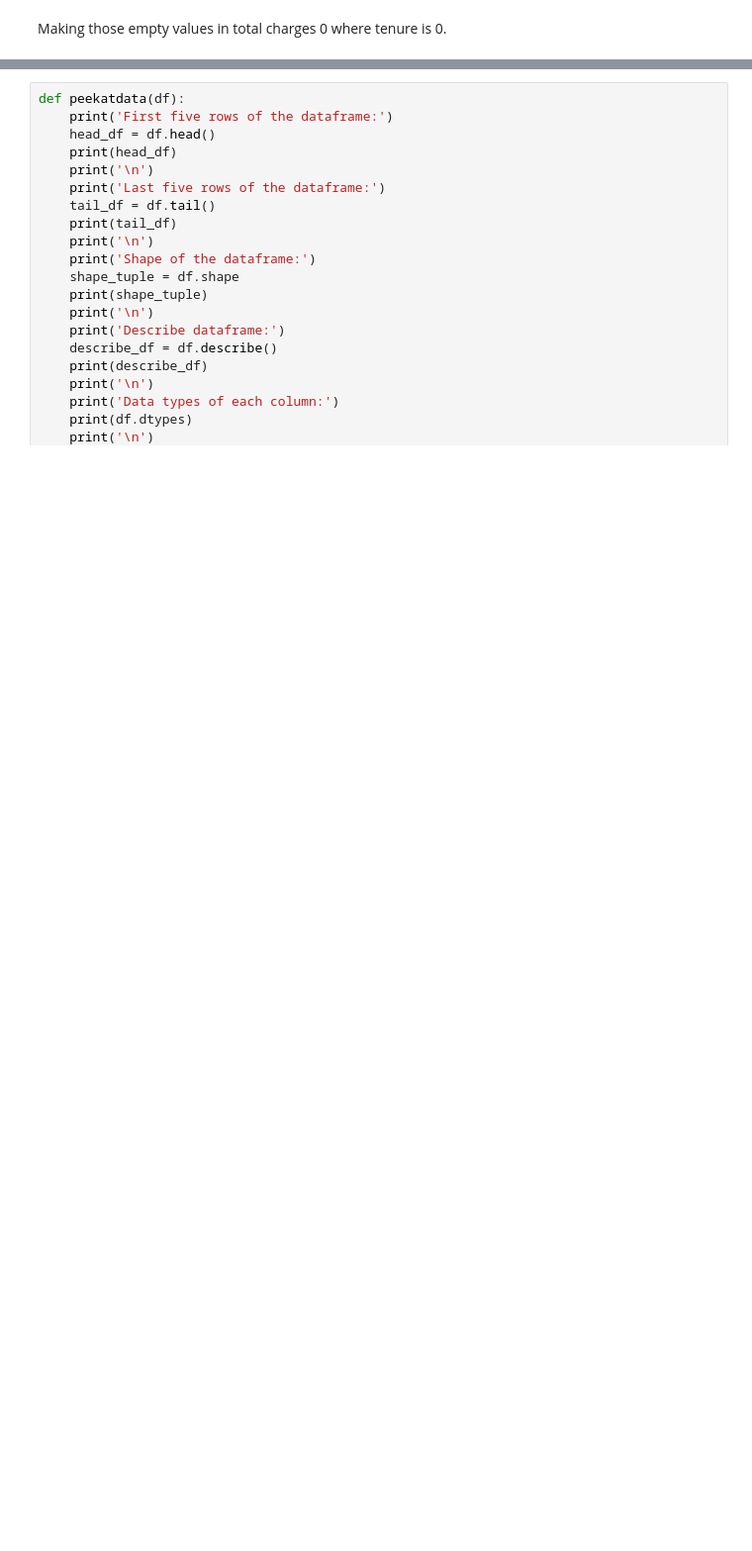
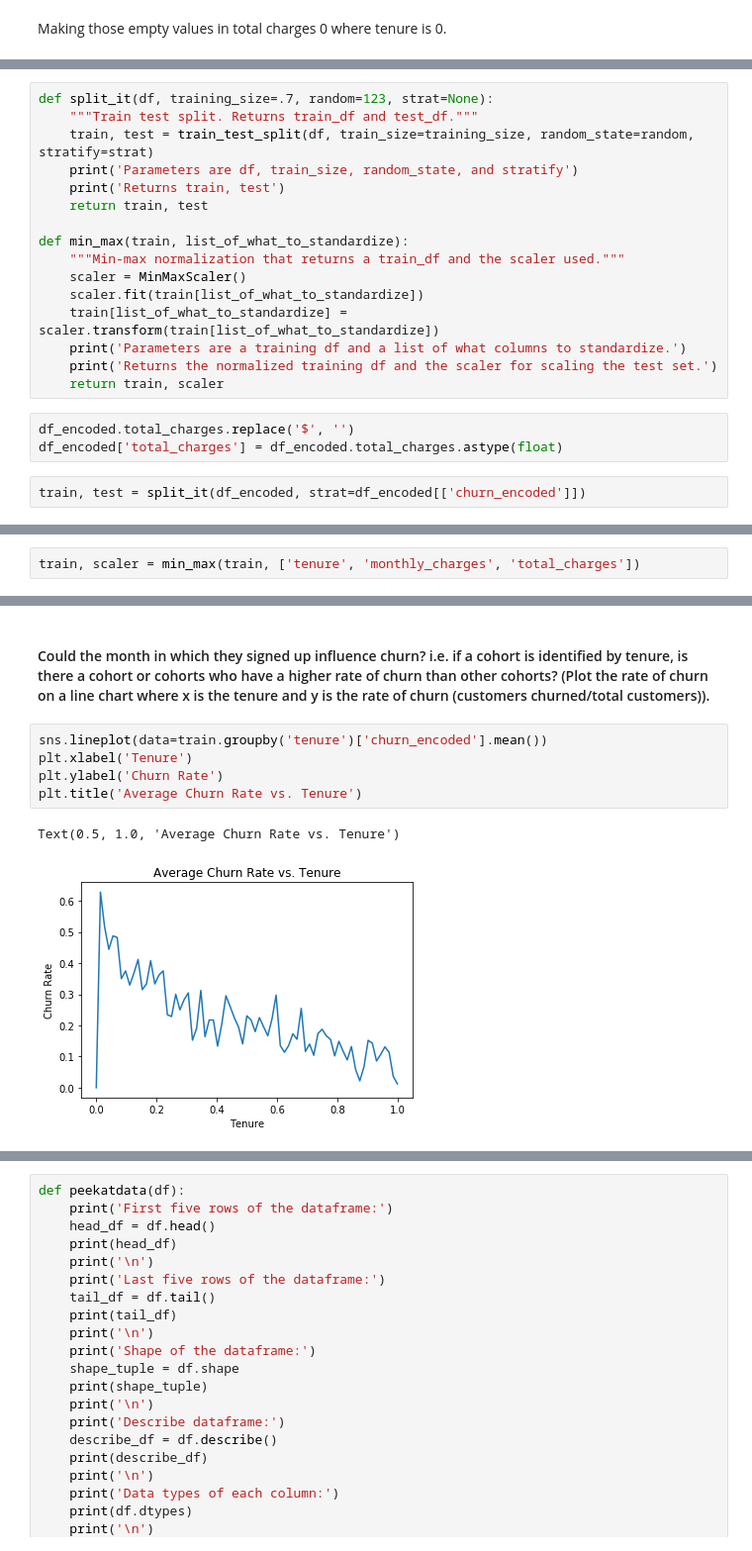
Before and after one commit to classification-telco-project-sanmaco/classification-telco, a Jupyter notebook: MZ_working_notebook.ipynb, the cells around one changed output, grey strips where cells are left out. Shown at 99% size. Saved outputs shown, nothing was run; the diff lists cells and outputs as text; blank space fills up the shorter version.

```diff
--- a/MZ_working_notebook.ipynb
+++ b/MZ_working_notebook.ipynb
@@ -791,0 +872,21 @@ TypeError: cannot convert the series to <class 'float'>
+# %%
+def split_it(df, training_size=.7, random=123, strat=None):
+    """Train test split. Returns train_df and test_df."""
+    train, test = train_test_split(df, train_size=training_size, random_state=random, stratify=strat)
+    print('Parameters are df, train_size, random_state, and stratify')
+    print('Returns train, test')
+    return train, test
+
+def min_max(train, list_of_what_to_standardize):
+    """Min-max normalization that returns a train_df and the scaler used."""
+    scaler = MinMaxScaler()
+    scaler.fit(train[list_of_what_to_standardize])
+    train[list_of_what_to_standardize] = scaler.transform(train[list_of_what_to_standardize])
+    print('Parameters are a training df and a list of what columns to standardize.')
+    print('Returns the normalized training df and the scaler for scaling the test set.')
+    return train, scaler
+# %%
+df_encoded.total_charges.replace('$', '')
+df_encoded['total_charges'] = df_encoded.total_charges.astype(float)
+# %%
+train, test = split_it(df_encoded, strat=df_encoded[['churn_encoded']])
@@ -791,0 +900,2 @@ TypeError: cannot convert the series to <class 'float'>
+# %%
+train, scaler = min_max(train, ['tenure', 'monthly_charges', 'total_charges'])
@@ -791,0 +944,10 @@ TypeError: cannot convert the series to <class 'float'>
+# %% [markdown]
+#### Could the month in which they signed up influence churn? i.e. if a cohort is identified by tenure, is there a cohort or cohorts who have a higher rate of churn than other cohorts? (Plot the rate of churn on a line chart where x is the tenure and y is the rate of churn (customers churned/total customers)).
+# %%
+sns.lineplot(data=train.groupby('tenure')['churn_encoded'].mean())
+plt.xlabel('Tenure')
+plt.ylabel('Churn Rate')
+plt.title('Average Churn Rate vs. Tenure')
+# %% [output]
+Text(0.5, 1.0, 'Average Churn Rate vs. Tenure')
+[figure, added]
```
Also changed, not shown: parts of 81 cells of this notebook.
